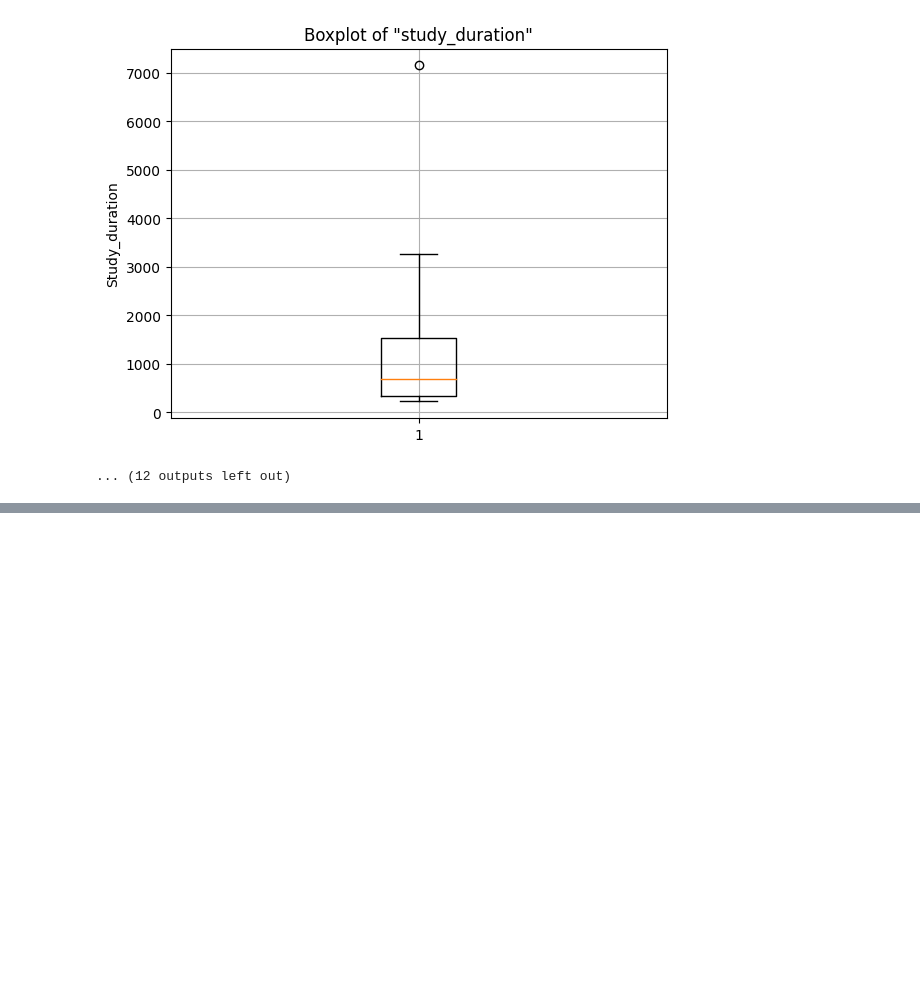
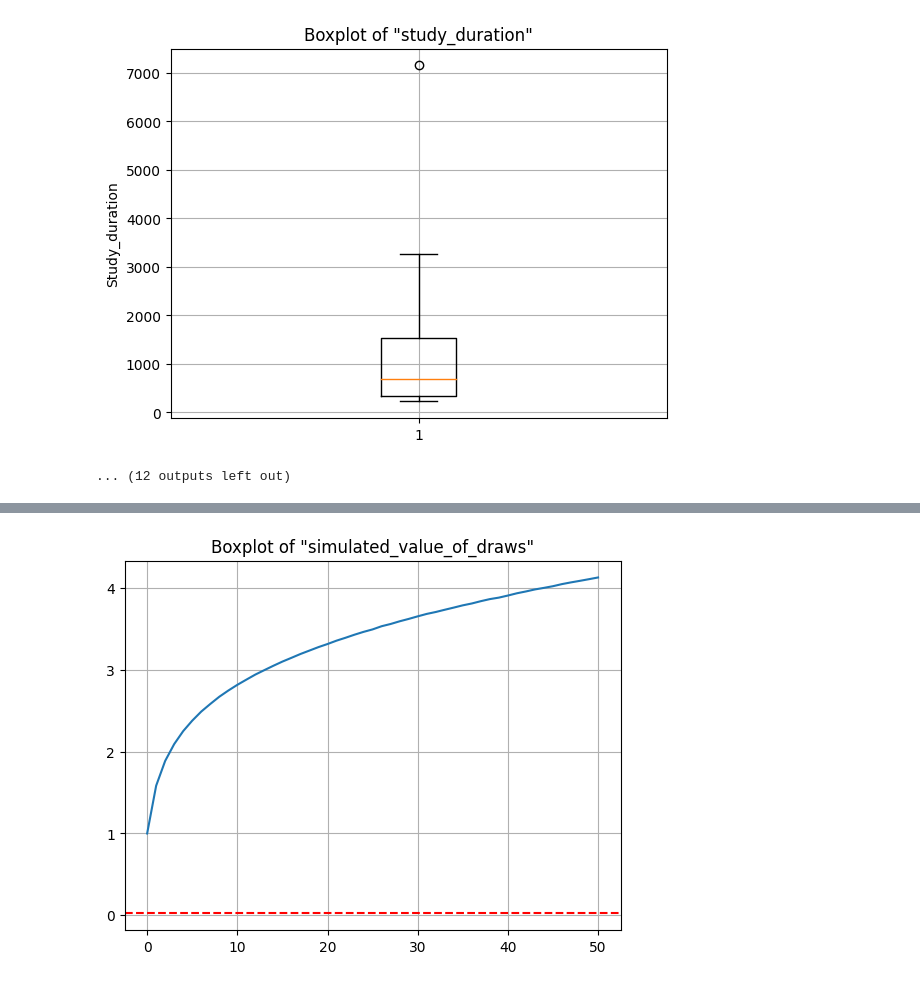
Before and after one commit to LukasBolte/EmotionalInattention, a Jupyter notebook: data_analysis.ipynb, the cells around one changed output, grey strips where cells are left out. Drawn from its saved outputs; the diff is of its cells as text; code cells hidden in the pictures; blank space fills up the shorter version.

Commit message:
Calculated the value of one more draw.

```diff
--- a/data_analysis.ipynb
+++ b/data_analysis.ipynb
@@ -360,0 +485,62 @@ for question in ['payment_B', 'bonus', 'bonus_change'] + ['payment_P', 'penalty'
+# %%
+# Calculate unconditional value of opening boxess.
+import random
+
+num_simulations = 1000000
+num_simulated_draws = 50
+def simulate_max_draws(draws):
+    max_elements = []
+    if draws >0:
+        for _ in range(num_simulations):
+            drawn_elements = random.sample(list_of_boxes, draws)
+            max_element = max(drawn_elements)
+            max_elements.append(max_element)
+        average_max = sum(max_elements) / len(max_elements)
+    else:
+        average_max = minimum_payoff
+    return average_max
+
+# Perform simulations for different numbers of draws
+simulation_results = []
+simulated_draws = []
+for draws in range(0, num_simulated_draws + 1):
+    simulated_draws.append(draws)
+    simulation_results.append(simulate_max_draws(draws))
+
+
+def plot_and_save_lineplot(x_values,y_values,title,subfolder_name):
+    # Create a figure and axis
+    fig, ax = plt.subplots()
+
+    # Create the boxplot
+    ax.plot(x_values, y_values)
+
+    # Add a horizontal line for opportunity_cost
+    ax.axhline(y=opportunity_cost, color='r', linestyle='--', label='Opportunity Cost')
+
+    # Add labels and title
+    ax.set_title(f'Boxplot of "{title}"')
+
+    # Show the plot
+    ax.grid(True)
+
+    # Create the Data directory if it doesn't exist
+    if not os.path.exists('Output'):
+        os.mkdir('Output')
+
+    # Create the subfolder if it doesn't exist
+    subfolder_path = os.path.join('Output', subfolder_name)
+    if not os.path.exists(subfolder_path):
+        os.mkdir(subfolder_path)
+
+    # Save the boxplot in the subfolder
+    file_path = os.path.join(subfolder_path, f'line_{title}.png')
+    plt.savefig(file_path)
+
+    # Display the plot (optional)
+    plt.show()
+
+if False:
+    plot_and_save_lineplot(simulated_draws, simulation_results, 'simulated_value_of_draws', subfolder_name)
+# %% [output]
+[figure, added]
```
Also changed, not shown: parts of 6 cells of this notebook, 8 other files.
